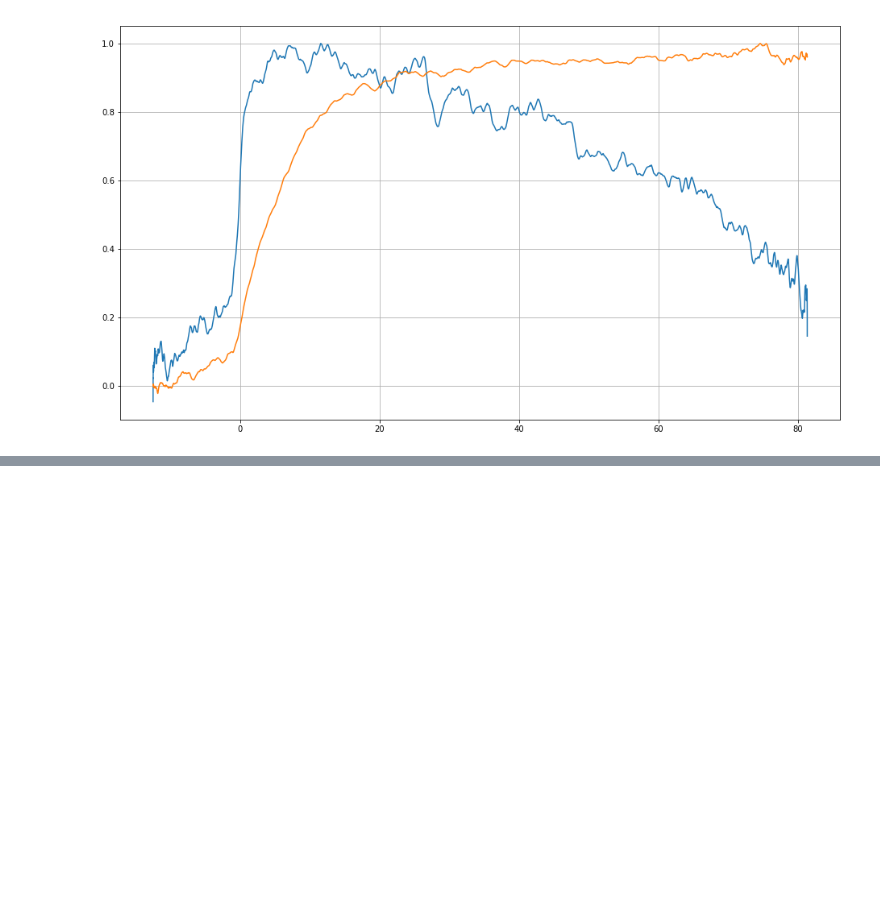
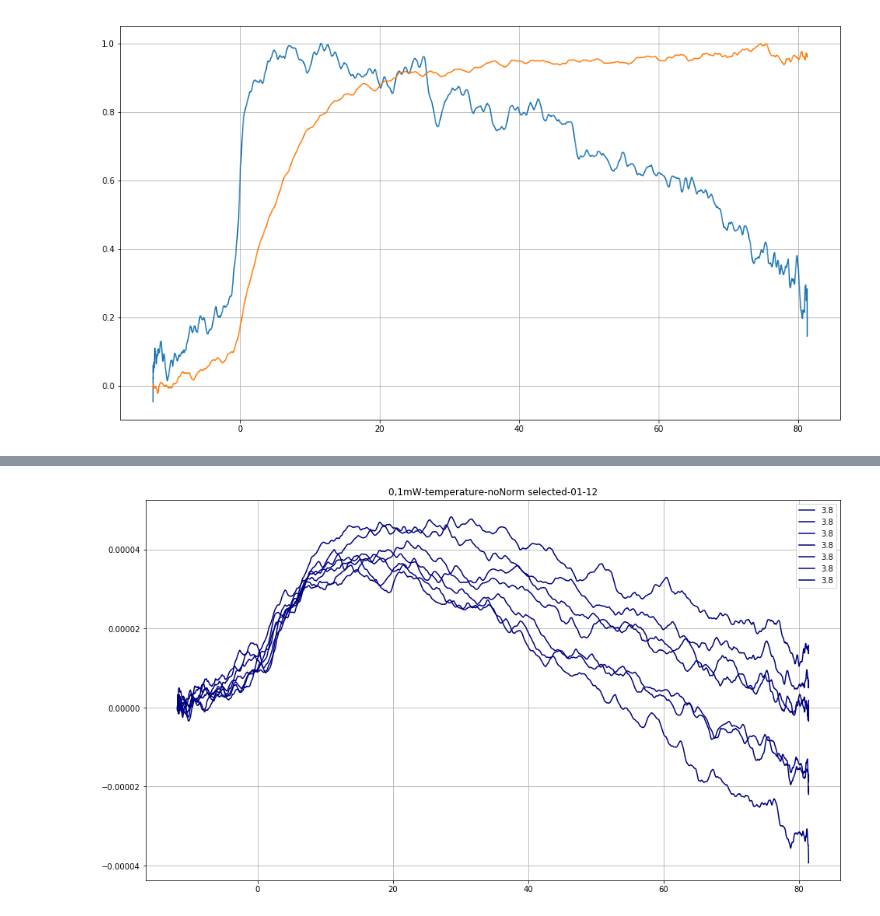
Before and after one commit to steinnymir/RegAscope2017, a Jupyter notebook: Analysis Tests.ipynb, the cells around one changed output, grey strips where cells are left out. Cells and saved outputs as stored; diff of their text form; code cells hidden in the pictures; blank space fills up the shorter version.

```diff
--- a/Analysis Tests.ipynb
+++ b/Analysis Tests.ipynb
@@ -353,0 +490,5 @@ Imported 2 scan(s) as pump_power dependence
+# %%
+title = '0,1mW-temperature-noNorm selected-01-12'
+plotScanList(data1,'temperature',norm=None,title=title, save=True)
+# %% [output]
+[figure, added]
```
Also changed, not shown: parts of 7 cells of this notebook.
